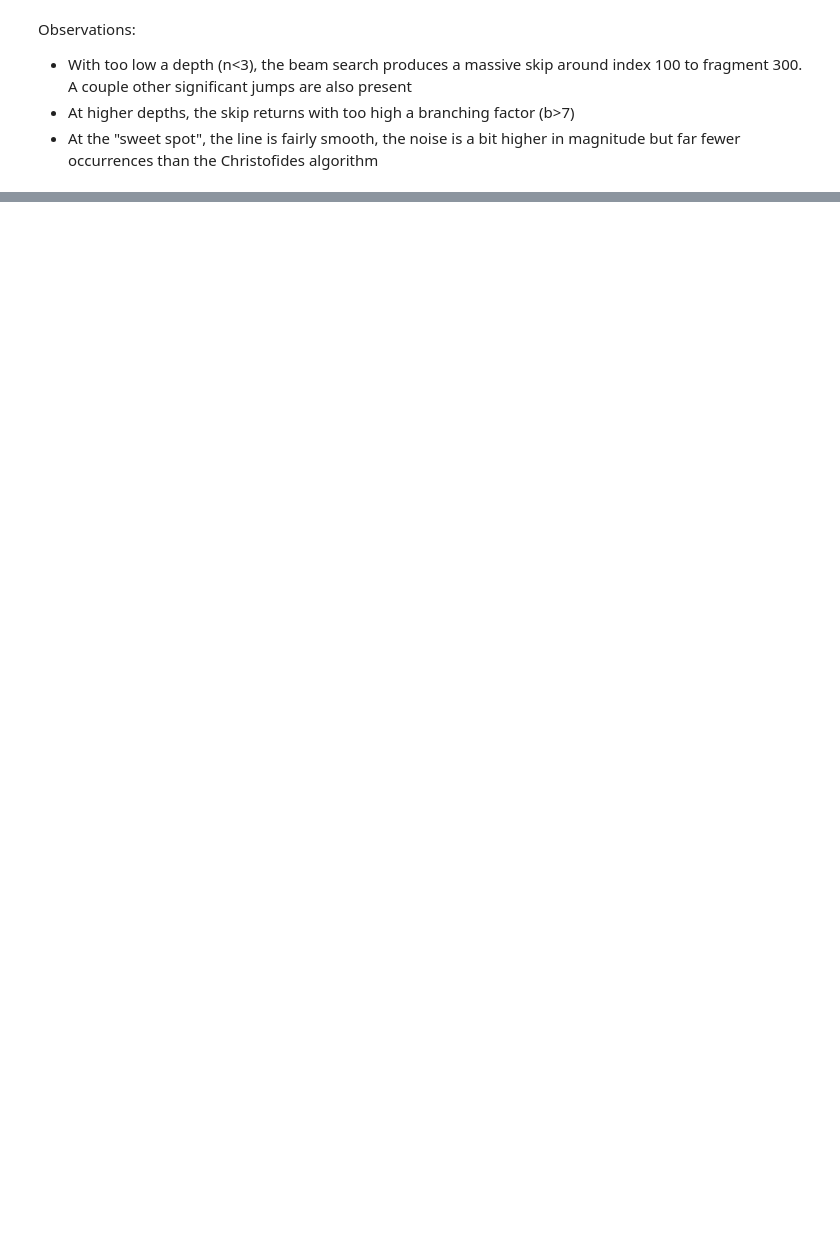
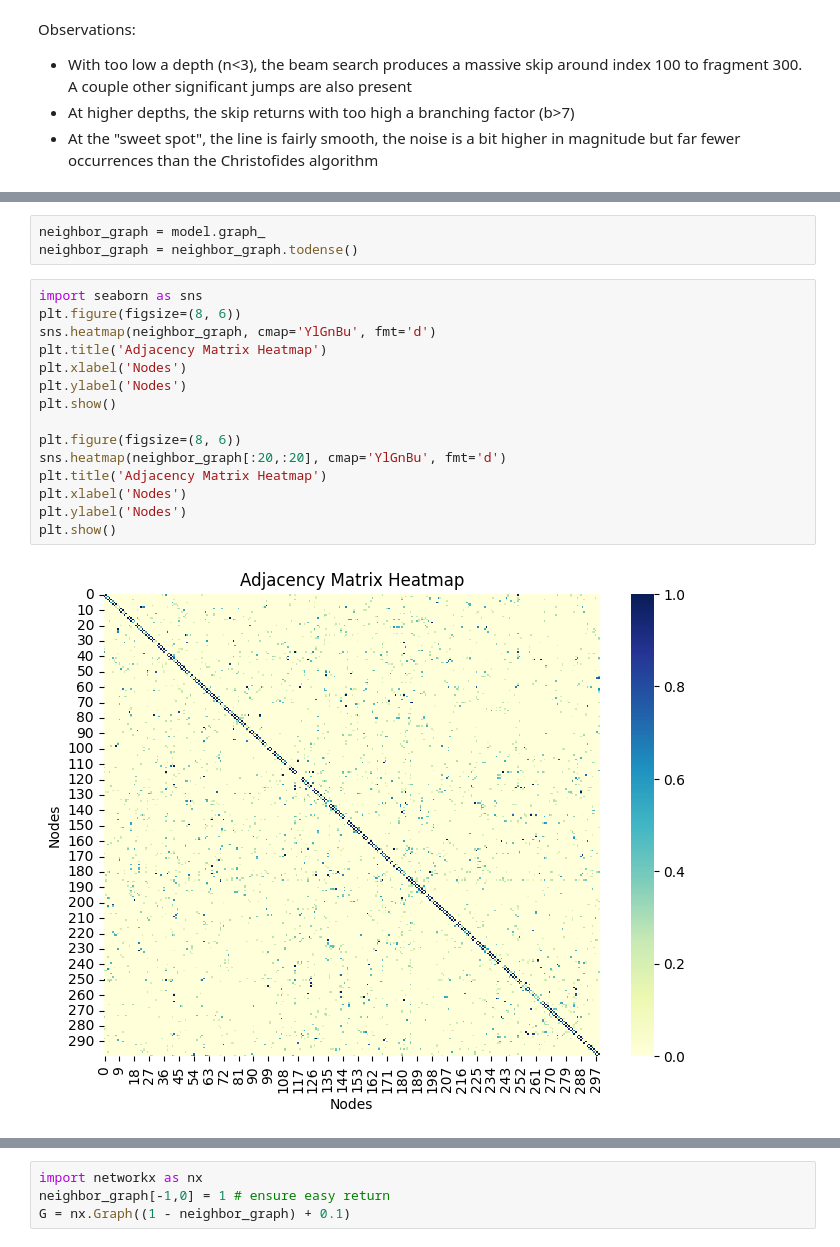
Before and after one commit to KennethEnevoldsen/dna2vec, a Jupyter notebook: evaluate/assembly.ipynb, the cells around one changed output, grey strips where cells are left out. Cells and saved outputs as stored; diff of their text form; blank space fills up the shorter version.

```diff
--- a/evaluate/assembly.ipynb
+++ b/evaluate/assembly.ipynb
@@ -410,0 +683,20 @@ Observations:
+# %%
+neighbor_graph = model.graph_
+neighbor_graph = neighbor_graph.todense()
+# %%
+import seaborn as sns
+plt.figure(figsize=(8, 6))
+sns.heatmap(neighbor_graph, cmap='YlGnBu', fmt='d')
+plt.title('Adjacency Matrix Heatmap')
+plt.xlabel('Nodes')
+plt.ylabel('Nodes')
+plt.show()
+
+plt.figure(figsize=(8, 6))
+sns.heatmap(neighbor_graph[:20,:20], cmap='YlGnBu', fmt='d')
+plt.title('Adjacency Matrix Heatmap')
+plt.xlabel('Nodes')
+plt.ylabel('Nodes')
+plt.show()
+# %% [output]
+[figure, added]
@@ -410,0 +704,4 @@ Observations:
+# %%
+import networkx as nx
+neighbor_graph[-1,0] = 1 # ensure easy return
+G = nx.Graph((1 - neighbor_graph) + 0.1)
```
Also changed, not shown: parts of 44 cells of this notebook, 24 other files.
